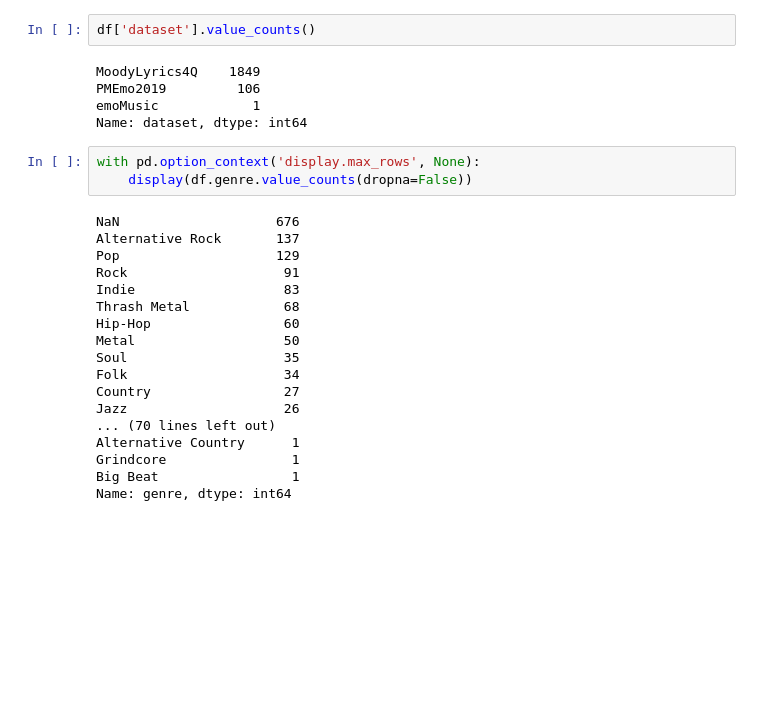
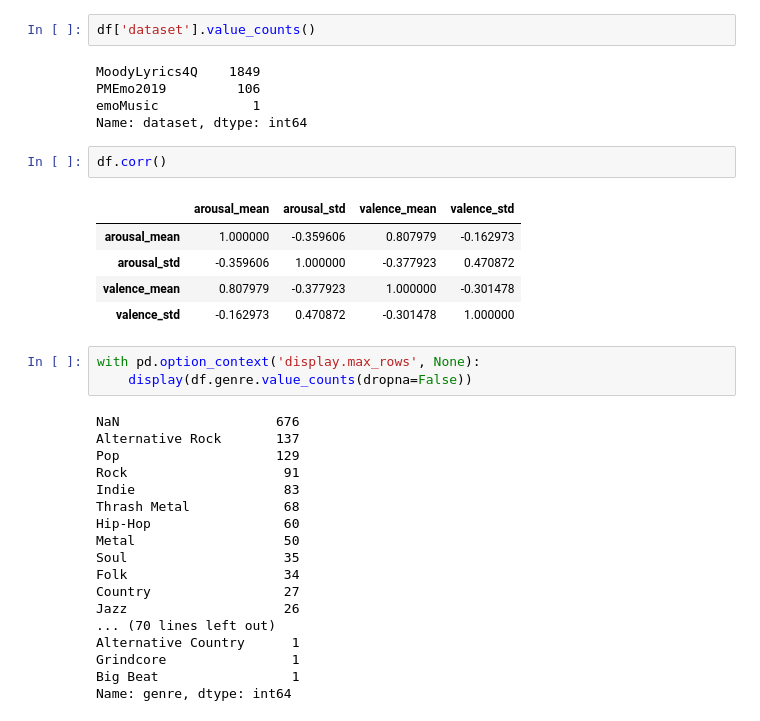
Before and after one commit to wojtek11530/song_lyric_classification, a Jupyter notebook: notebooks/preprocessed_dataset_analysis.ipynb, the cells around one changed output. Saved outputs shown, nothing was run; the diff lists cells and outputs as text; blank space fills up the shorter version.

```diff
--- a/notebooks/preprocessed_dataset_analysis.ipynb
+++ b/notebooks/preprocessed_dataset_analysis.ipynb
@@ -119,6 +127,14 @@ MoodyLyrics4Q    1849
 PMEmo2019         106
 emoMusic            1
 Name: dataset, dtype: int64
+# %%
+df.corr()
+# %% [output]
+|  | arousal_mean | arousal_std | valence_mean | valence_std |
+| arousal_mean | 1.000000 | -0.359606 | 0.807979 | -0.162973 |
+| arousal_std | -0.359606 | 1.000000 | -0.377923 | 0.470872 |
+| valence_mean | 0.807979 | -0.377923 | 1.000000 | -0.301478 |
+| valence_std | -0.162973 | 0.470872 | -0.301478 | 1.000000 |
 # %%
 with pd.option_context('display.max_rows', None):
     display(df.genre.value_counts(dropna=False))
```
Also changed, not shown: parts of 1 cell of this notebook, 4 other files.
